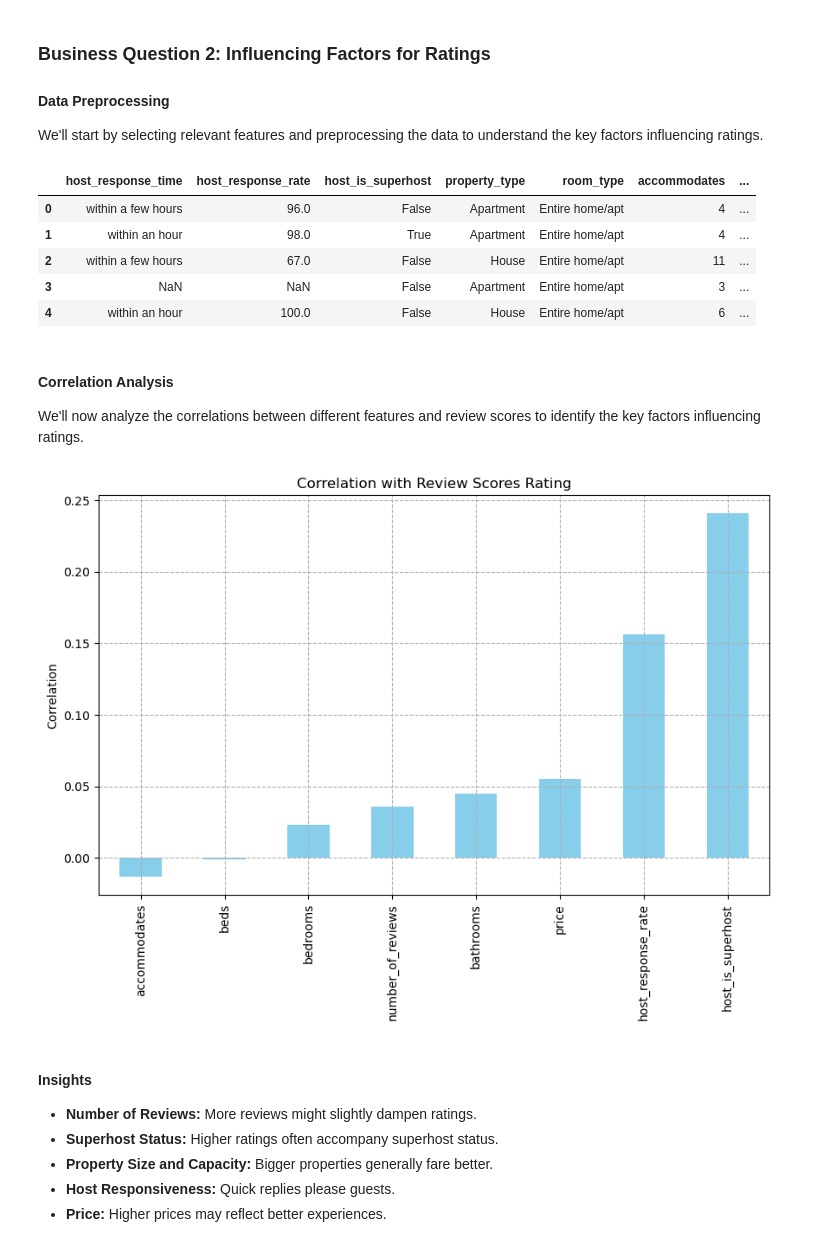
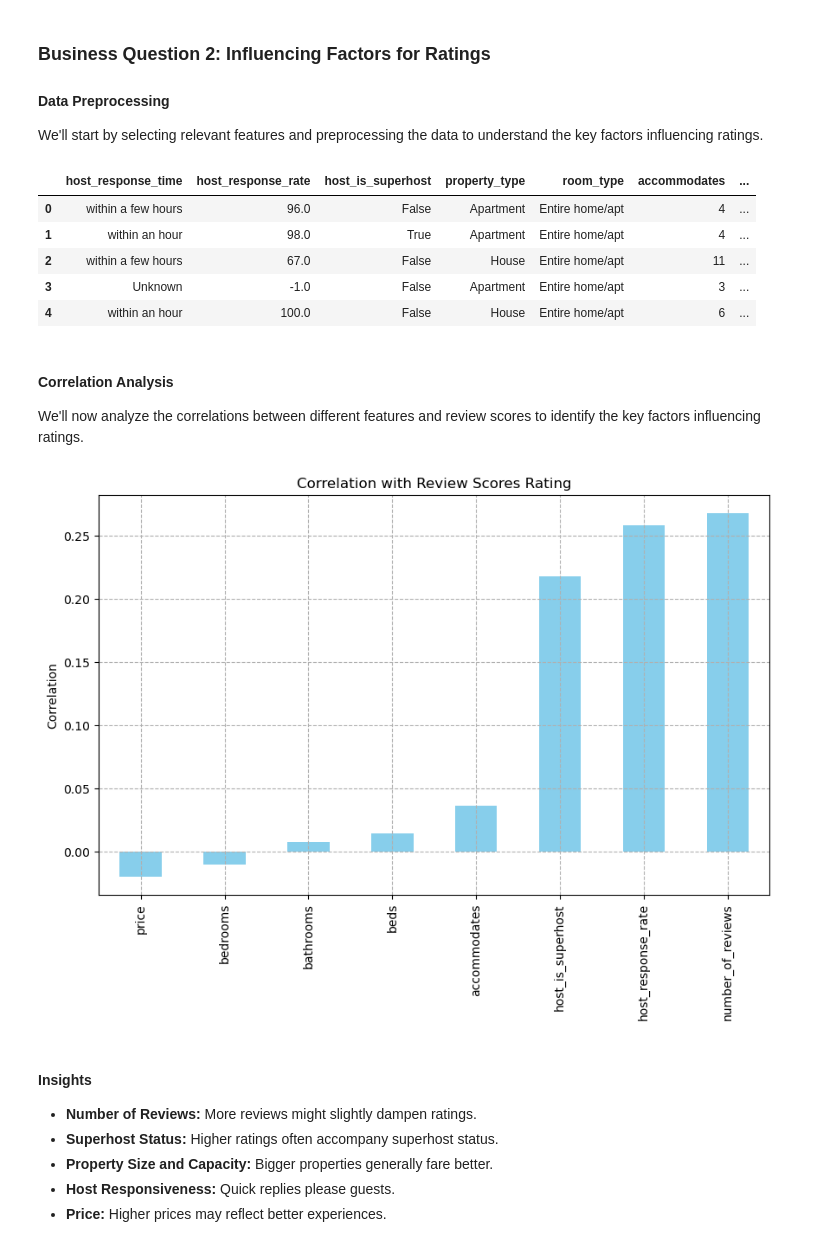
Before and after one commit to abdulghif/seattle-airbnb, a Jupyter notebook: airbnb_data_analysis.ipynb, the cells around one changed output. Drawn from its saved outputs; the diff is of its cells as text; code cells hidden in the pictures.

```diff
--- a/airbnb_data_analysis.ipynb
+++ b/airbnb_data_analysis.ipynb
@@ -52,0 +274,2 @@ listings_df.head(), calendar_df.head(), reviews_df.head()
+# %%
+listings_df = fill_missing_values_listing(listings_df)
@@ -136,6 +476,16 @@ We'll start by selecting relevant features and preprocessing the data to underst
 # %%
 # Function to clean and preprocess the listings data
 def preprocess_listings_data(df):
+    """
+    Cleans and preprocesses the listings data by selecting relevant columns,
+    and transforming specific columns to appropriate data types.
+
+    Parameters:
+    - df (pd.DataFrame): The raw listings dataframe to be preprocessed.
+
+    Returns:
+    - pd.DataFrame: The preprocessed listings dataframe with selected columns and transformed data types.
+    """
     # Selecting a subset of columns that are likely to influence the rating of a listing
     columns_to_keep = ['host_response_time', 'host_response_rate', 'host_is_superhost',
                        'property_type', 'room_type', 'accommodates', 'bathrooms',
@@ -143,10 +493,14 @@ def preprocess_listings_data(df):
     df = df[columns_to_keep]
 
     # Removing the percentage sign from the host_response_rate column and converting it to a float
-    df['host_response_rate'] = df['host_response_rate'].replace('[\%,]', '', regex=True).astype(float)
+    df['host_response_rate'] = df['host_response_rate'].replace('[\%,]', '', regex=True)
+    df['host_response_rate'] = df['host_response_rate'].replace('Unknown', np.nan).astype(float)
+    df['host_response_rate'] = df['host_response_rate'].fillna(-1)
 
     # Removing the dollar sign and commas from the price column and converting it to a float
-    df['price'] = df['price'].replace('[\$,]', '', regex=True).astype(float)
+    df['price'] = df['price'].replace('[\$,]', '', regex=True)
+    df['price'] = df['price'].replace('Unknown', np.nan).astype(float)
+    df['price'] = df['price'].fillna(-1)
 
     # Converting the host_is_superhost column to a boolean format
     df['host_is_superhost'] = df['host_is_superhost'] == 't'
@@ -163,28 +517,42 @@ listings_df_cleaned.head()
 | 0 | within a few hours | 96.0 | False | Apartment | Entire home/apt | 4 | ... |
 | 1 | within an hour | 98.0 | True | Apartment | Entire home/apt | 4 | ... |
 | 2 | within a few hours | 67.0 | False | House | Entire home/apt | 11 | ... |
-| 3 | NaN | NaN | False | Apartment | Entire home/apt | 3 | ... |
+| 3 | Unknown | -1.0 | False | Apartment | Entire home/apt | 3 | ... |
 | 4 | within an hour | 100.0 | False | House | Entire home/apt | 6 | ... |
 # %% [markdown]
 #### Correlation Analysis
 
 We'll now analyze the correlations between different features and review scores to identify the key factors influencing ratings.
 # %%
-# Calculating the correlation with the review_scores_rating column
-correlations = listings_df_cleaned.corr()['review_scores_rating'].sort_values()
+def plot_correlation_with_reviews(df):
+    """
+    Plots the correlations of all numerical columns with the 'review_scores_rating' column.
 
-# Removing the review_scores_rating correlation with itself
-correlations = correlations.drop('review_scores_rating')
+    Parameters:
+    - df (pd.DataFrame): The dataframe containing listings data and the 'review_scores_rating' column.
 
-# Plotting the correlations
-plt.figure(figsize=(10, 6))
-correlations.plot(kind='bar', color='skyblue')
-plt.title('Correlation with Review Scores Rating')
-plt.ylabel('Correlation')
-plt.grid(True, linestyle='--')
-plt.show()
+    Returns:
+    - A bar plot visualizing the correlation of all numerical columns with 'review_scores_rating'.
+    """
+
+    # Calculating the correlation with the review_scores_rating column
+    correlations = df.corr()['review_scores_rating'].sort_values()
+
+    # Removing the review_scores_rating correlation with itself
+    correlations = correlations.drop('review_scores_rating')
+
+    # Plotting the correlations
+    plt.figure(figsize=(10, 6))
+    correlations.plot(kind='bar', color='skyblue')
+    plt.title('Correlation with Review Scores Rating')
+    plt.ylabel('Correlation')
+    plt.grid(True, linestyle='--')
+    plt.show()
+
+# Implement function
+plot_correlation_with_reviews(listings_df_cleaned)
 # %% [output]
-[figure, old version]
+[figure, new version]
 # %% [markdown]
 #### Insights
 
```
Also changed, not shown: parts of 43 cells of this notebook, 3 other files.
